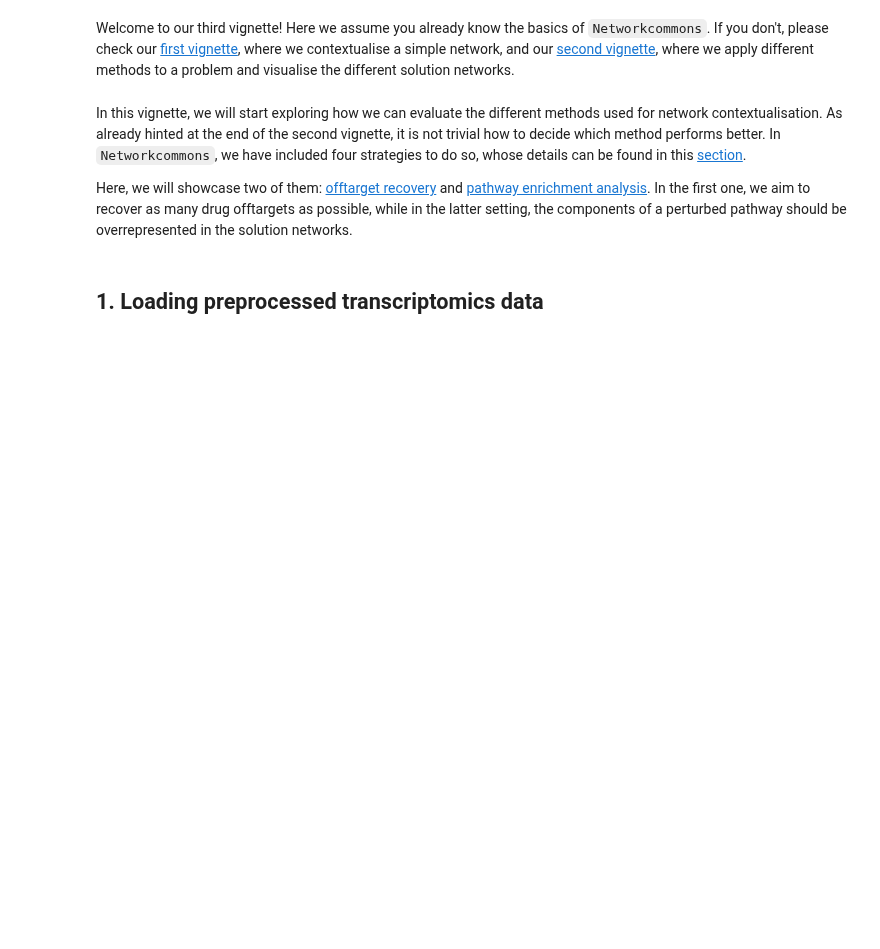
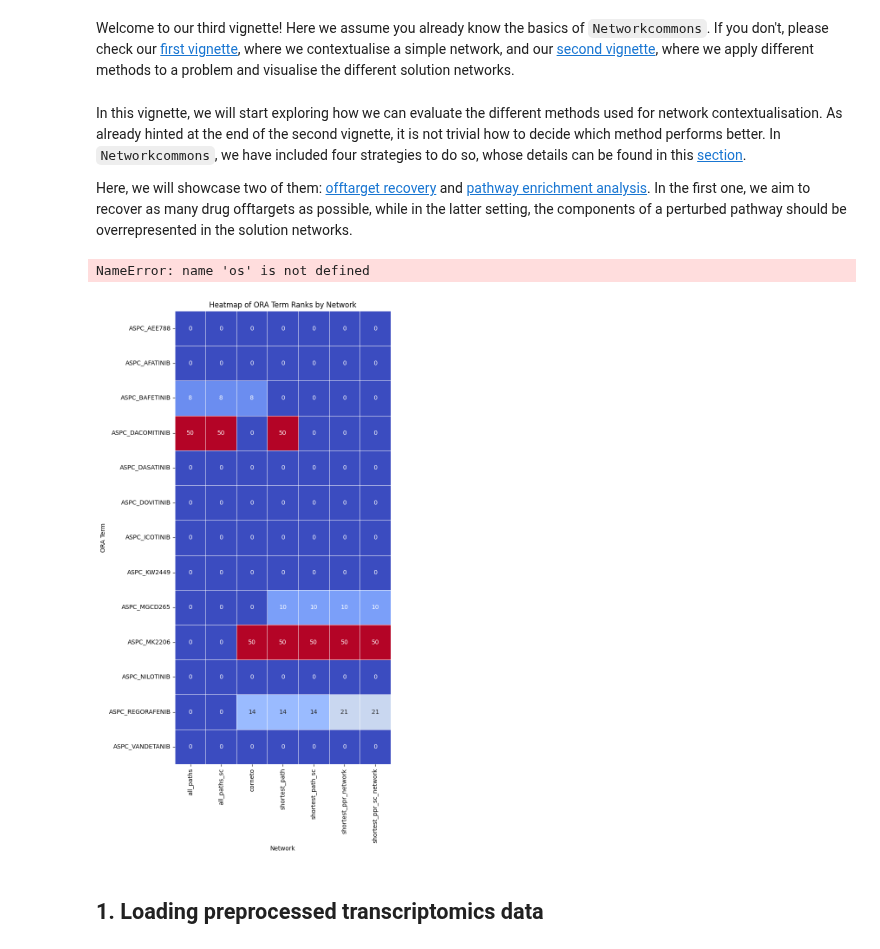
Before and after one commit to saezlab/networkcommons, a Jupyter notebook: docs/src/vignettes/3_evaluation_offt_path.ipynb, the cells around one changed output. Cells and saved outputs as stored; diff of their text form; code cells hidden in the pictures; blank space fills up the shorter version.

```diff
--- a/docs/src/vignettes/3_evaluation_offt_path.ipynb
+++ b/docs/src/vignettes/3_evaluation_offt_path.ipynb
@@ -10,6 +10,15 @@ Here, we will showcase two of them: [offtarget recovery](../benchmarks.html#offt
 import networkcommons as nc
 import pandas as pd
 import decoupler as dc
+# %%
+nc.visual.create_heatmap(offtarget_results,
+    value_col='perc_offtargets',
+    y_axis_col='cell_drug',
+    x_axis_col='method',
+    cmap='coolwarm')
+# %% [output]
+NameError: name 'os' is not defined
+[figure, added]
 # %% [markdown]
 ## 1. Loading preprocessed transcriptomics data
 # %% [markdown]
```
Also changed, not shown: parts of 19 cells of this notebook, 2 other files.
